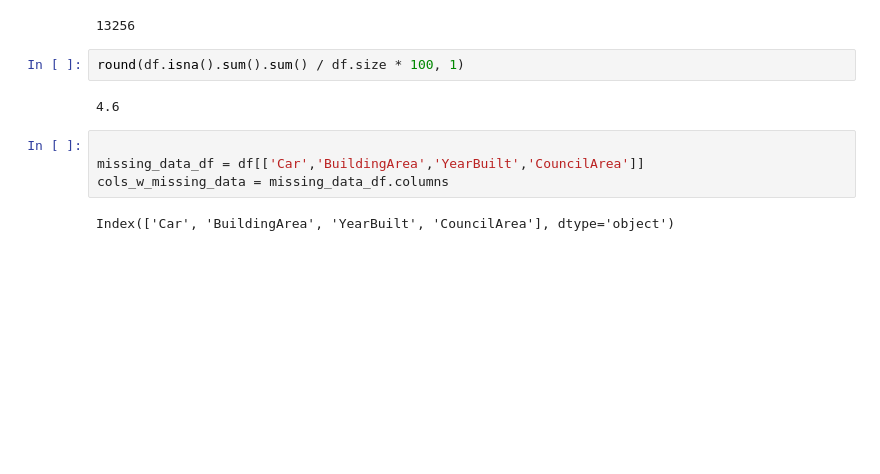
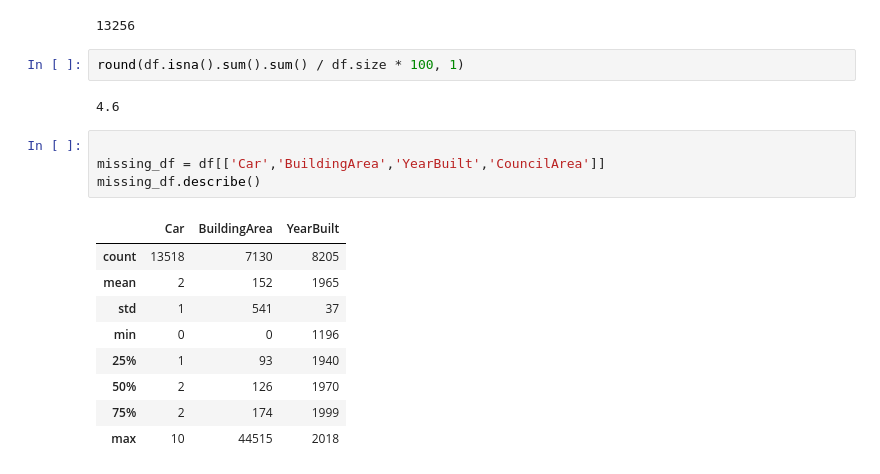
Before and after one commit to AJ-Seargeant/EDA_dashboard, a Jupyter notebook: EDA_dashboard.ipynb, the cells around one changed output. Cells and saved outputs as stored; diff of their text form; blank space fills up the shorter version.

```diff
--- a/EDA_dashboard.ipynb
+++ b/EDA_dashboard.ipynb
@@ -122,7 +124,15 @@ round(df.isna().sum().sum() / df.size * 100, 1)
 4.6
 # %%
 
-missing_data_df = df[['Car','BuildingArea','YearBuilt','CouncilArea']]
-cols_w_missing_data = missing_data_df.columns
+missing_df = df[['Car','BuildingArea','YearBuilt','CouncilArea']]
+missing_df.describe()
 # %% [output]
-Index(['Car', 'BuildingArea', 'YearBuilt', 'CouncilArea'], dtype='object')
+|  | Car | BuildingArea | YearBuilt |
+| count | 13518 | 7130 | 8205 |
+| mean | 2 | 152 | 1965 |
+| std | 1 | 541 | 37 |
+| min | 0 | 0 | 1196 |
+| 25% | 1 | 93 | 1940 |
+| 50% | 2 | 126 | 1970 |
+| 75% | 2 | 174 | 1999 |
+| max | 10 | 44515 | 2018 |
```
Also changed, not shown: parts of 11 cells of this notebook.
